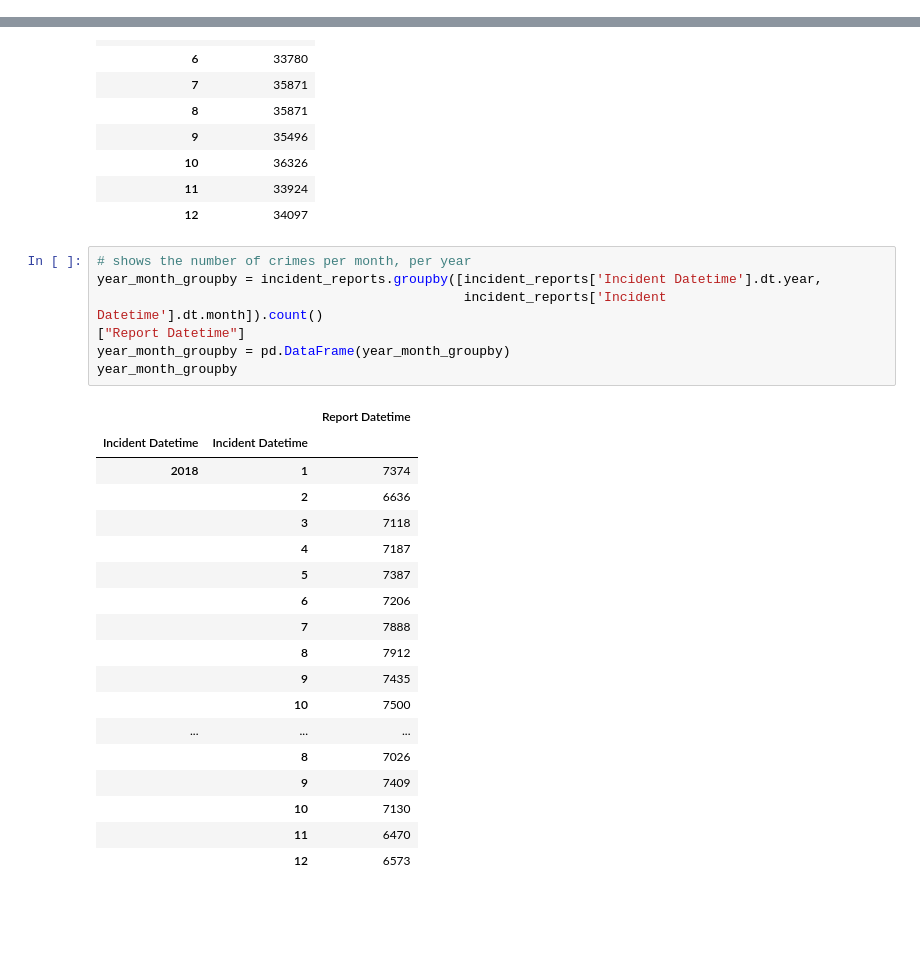
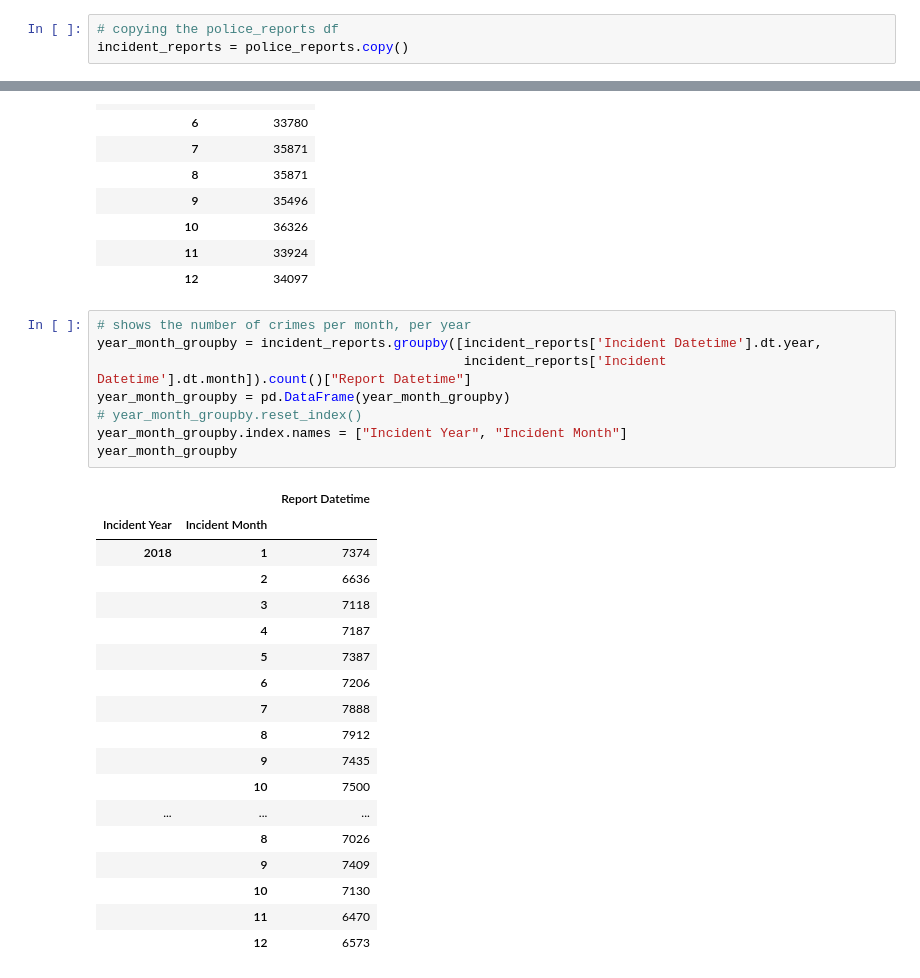
Before and after one commit to ahmed-saleem916/Virtual-Reality-, a Jupyter notebook: regression_prep.ipynb, the cells around one changed output, grey strips where cells are left out. Saved outputs shown, nothing was run; the diff lists cells and outputs as text; blank space fills up the shorter version.

```diff
--- a/regression_prep.ipynb
+++ b/regression_prep.ipynb
@@ -74,3 +65,6 @@ incident_reports
+# %%
+# copying the police_reports df
+incident_reports = police_reports.copy()
 # %%
 # making sure it kept the datetime
 incident_reports.info()
@@ -120,13 +114,14 @@ month_groupby
 # %%
 # shows the number of crimes per month, per year
 year_month_groupby = incident_reports.groupby([incident_reports['Incident Datetime'].dt.year,
-                                               incident_reports['Incident Datetime'].dt.month]).count()
-["Report Datetime"]
+                                               incident_reports['Incident Datetime'].dt.month]).count()["Report Datetime"]
 year_month_groupby = pd.DataFrame(year_month_groupby)
+# year_month_groupby.reset_index()
+year_month_groupby.index.names = ["Incident Year", "Incident Month"]
 year_month_groupby
 # %% [output]
 |  |  | Report Datetime |
-| Incident Datetime | Incident Datetime |  |
+| Incident Year | Incident Month |  |
 | 2018 | 1 | 7374 |
 |  | 2 | 6636 |
 |  | 3 | 7118 |
```
Also changed, not shown: parts of 9 cells of this notebook, 2 other files.
